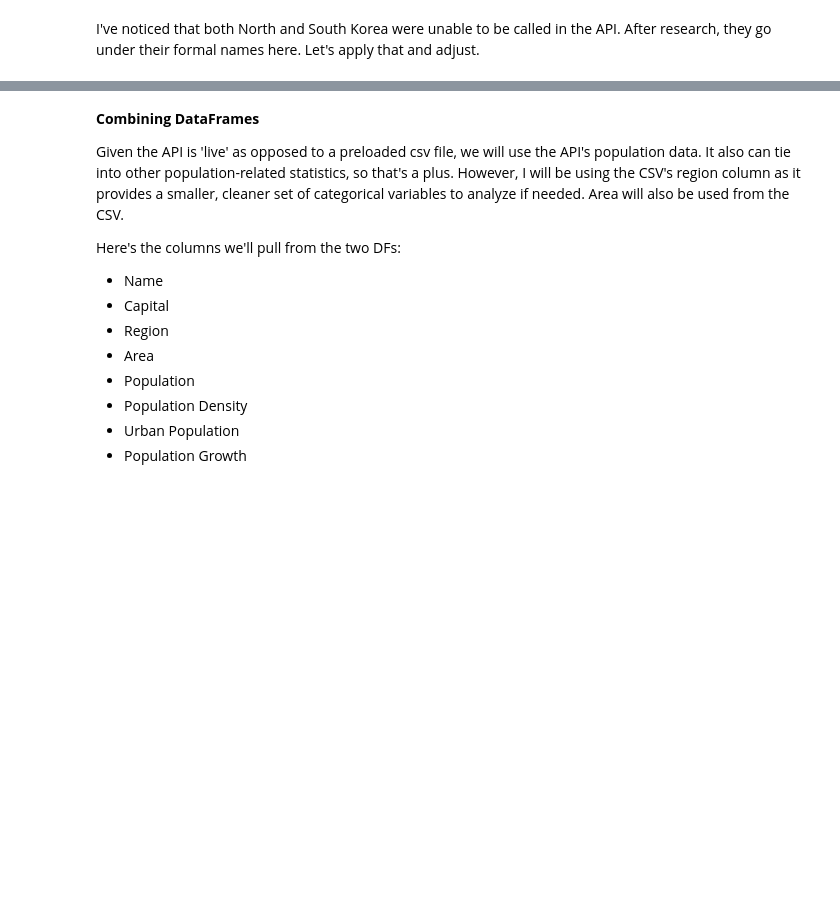
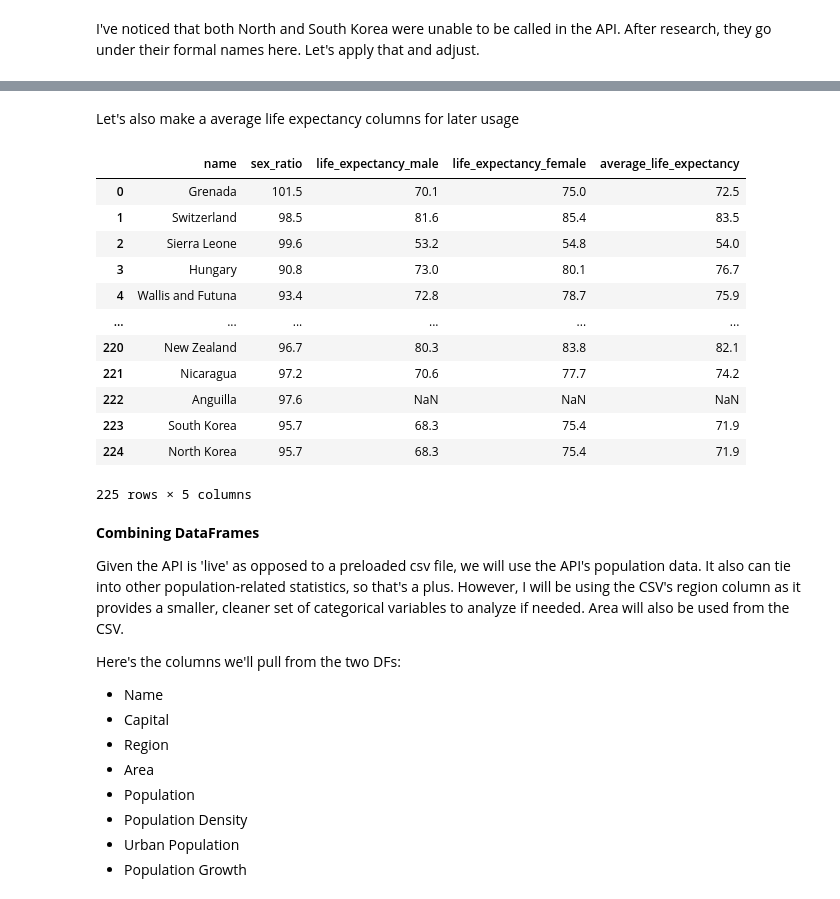
Before and after one commit to McMeans/ds2002_project1, a Jupyter notebook: project.ipynb, the cells around one changed output, grey strips where cells are left out. Saved outputs shown, nothing was run; the diff lists cells and outputs as text; code cells hidden in the pictures; blank space fills up the shorter version.

```diff
--- a/project.ipynb
+++ b/project.ipynb
@@ -292,9 +282,0 @@ Index(['name', 'gdp', 'sex_ratio', 'surface_area', 'life_expectancy_male',
-# %%
-# calculate average life expectancy using sex ratio and life expectancy of males/females
-api_df['average_life_expectancy'] = api_df.apply(lambda row:
-    (row['life_expectancy_male'] * row['sex_ratio'] + row['life_expectancy_female'] * 100) / (row['sex_ratio'] + 100)
-    if pd.notnull(row['life_expectancy_male']) and pd.notnull(row['life_expectancy_female']) and pd.notnull(row['sex_ratio'])
-    else None, axis=1)
-
-# display new data
-display(api_df[['name', 'sex_ratio', 'life_expectancy_male', 'life_expectancy_female', 'average_life_expectancy']])
@@ -338,3 +323,28 @@ api_df.to_csv('api_data.csv', index=False)
+# %% [markdown]
+Let's also make a average life expectancy columns for later usage
+# %%
+# calculate average life expectancy using sex ratio and life expectancy of males/females
+api_df['average_life_expectancy'] = api_df.apply(lambda row:
+    round(((row['life_expectancy_male'] * row['sex_ratio'] + row['life_expectancy_female'] * 100) / (row['sex_ratio'] + 100)), 1)
+    if pd.notnull(row['life_expectancy_male']) and pd.notnull(row['life_expectancy_female']) and pd.notnull(row['sex_ratio'])
+    else None, axis=1)
+
+# display new data
+display(api_df[['name', 'sex_ratio', 'life_expectancy_male', 'life_expectancy_female', 'average_life_expectancy']])
+# %% [output]
+|  | name | sex_ratio | life_expectancy_male | life_expectancy_female | average_life_expectancy |
+| 0 | Grenada | 101.5 | 70.1 | 75.0 | 72.5 |
+| 1 | Switzerland | 98.5 | 81.6 | 85.4 | 83.5 |
+| 2 | Sierra Leone | 99.6 | 53.2 | 54.8 | 54.0 |
+| 3 | Hungary | 90.8 | 73.0 | 80.1 | 76.7 |
+| 4 | Wallis and Futuna | 93.4 | 72.8 | 78.7 | 75.9 |
+| ... | ... | ... | ... | ... | ... |
+| 220 | New Zealand | 96.7 | 80.3 | 83.8 | 82.1 |
+| 221 | Nicaragua | 97.2 | 70.6 | 77.7 | 74.2 |
+| 222 | Anguilla | 97.6 | NaN | NaN | NaN |
+| 223 | South Korea | 95.7 | 68.3 | 75.4 | 71.9 |
+| 224 | North Korea | 95.7 | 68.3 | 75.4 | 71.9 |
+225 rows × 5 columns
 # %% [markdown]
 **Combining DataFrames**
 
```
Also changed, not shown: parts of 32 cells of this notebook, 5 other files.
